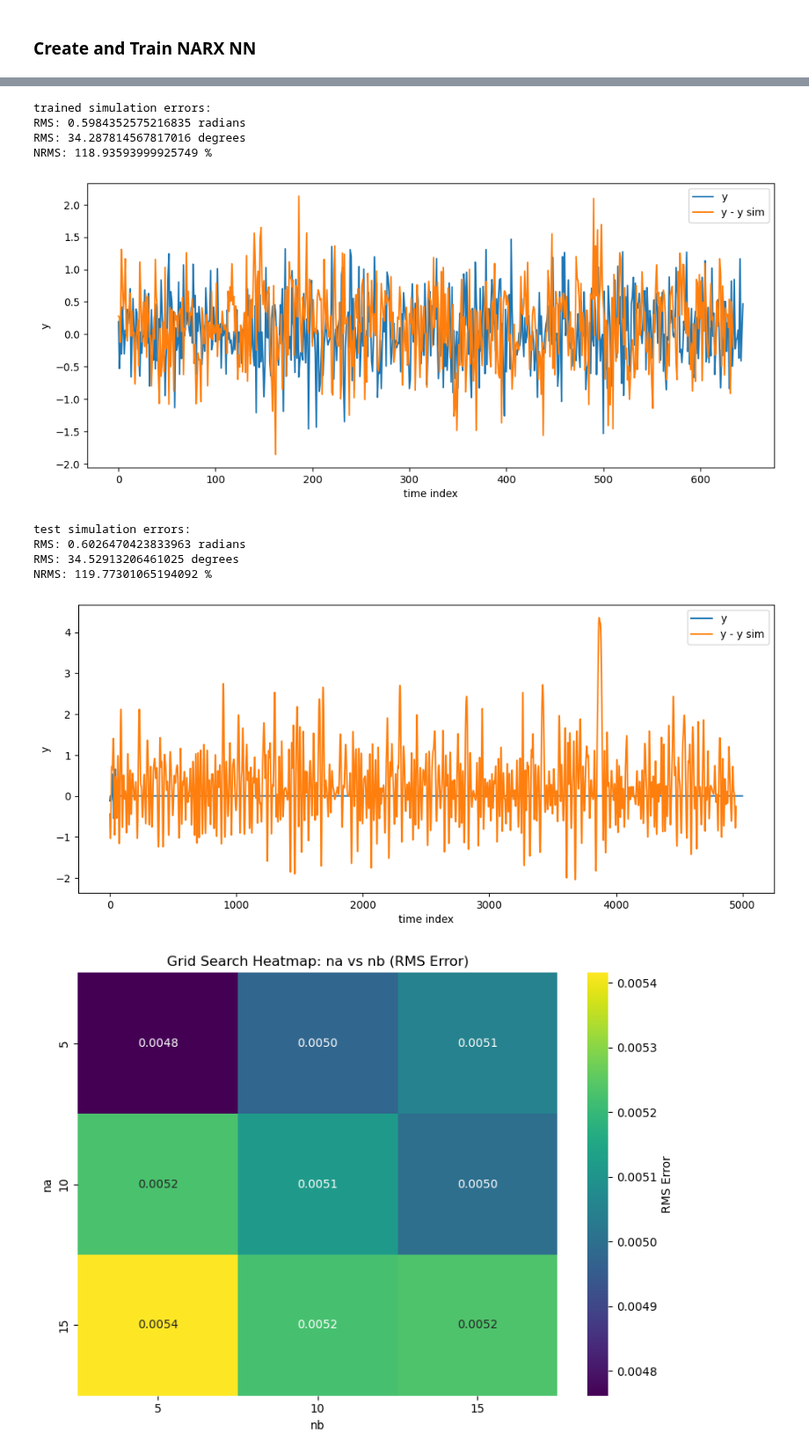
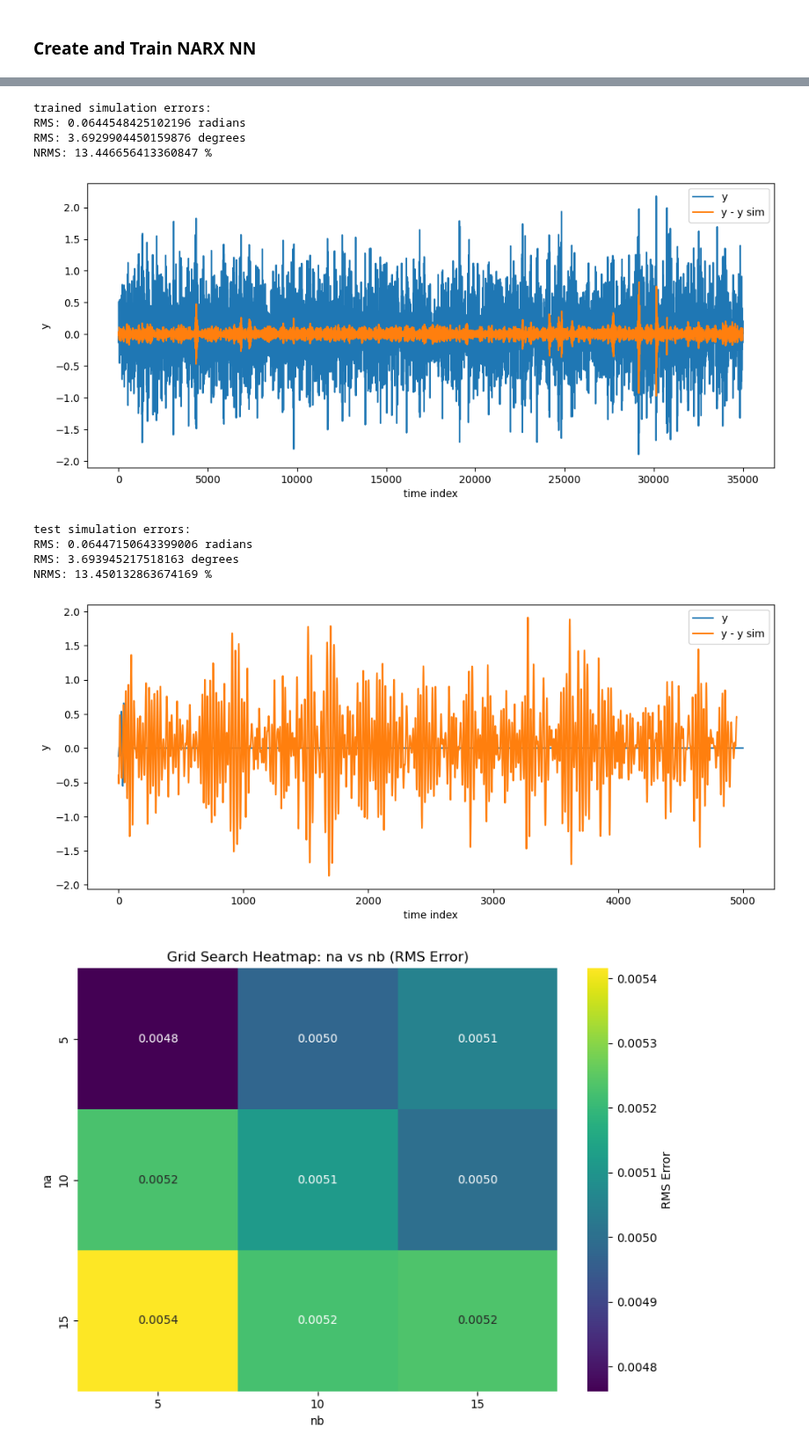
Before and after one commit to osilian/ml4sc-project, a Jupyter notebook: disc-benchmark-files/identification_NARX.ipynb, the cells around one changed output, grey strips where cells are left out. Shown at 88% size. Cells and saved outputs as stored; diff of their text form; code cells hidden in the pictures.

```diff
--- a/disc-benchmark-files/identification_NARX.ipynb
+++ b/disc-benchmark-files/identification_NARX.ipynb
@@ -65,7 +65,7 @@ def create_search_data(na, nb, uTrain=u_train, yTrain=th_train, testSize=0.2):
 
     # split into training in validation data
     from sklearn import model_selection
-    Xtrain, Xval, Ytrain, Yval = model_selection.train_test_split(Xdata, Ydata, shuffle=True, test_size=testSize,random_state=42)
+    Xtrain, Xval, Ytrain, Yval = model_selection.train_test_split(Xdata, Ydata, shuffle=False, test_size=testSize,random_state=42)
 
     Xtrain, Xval, Ytrain, Yval = [torch.as_tensor(x,dtype=torch.float32,device=device) for x in [Xtrain, Xval, Ytrain, Yval]] #convert it to torch arrays
     return Xtrain, Xval, Ytrain, Yval
@@ -93,12 +93,12 @@ class narxNetwork(nn.Module):
         y = self.narx_net(x)[:,0]
         return y #a)
 # %%
-n_hidden_nodes = 100 #a)
-na, nb = 10, 5
+n_hidden_nodes = 10 #a)
+na, nb = 10, 10
 
 Xtrain, Xval, Ytrain, Yval = create_search_data(na, nb, testSize=0.3)
-u_train_mean = torch.mean(Xtrain[:,0]).item()
-u_train_std = torch.std(Xtrain[:,0]).item()
+u_train_mean = torch.mean(Xtrain[:,:nb]).item()
+u_train_std = torch.std(Xtrain[:,:nb]).item()
 y_train_mean = torch.mean(Ytrain).item()
 y_train_std = torch.std(Ytrain).item()
 class dataNormalization():
@@ -112,7 +112,7 @@ class dataNormalization():
         #Xnorm = 2 * (XData - self.x_min) / (self.x_max - self.x_min) - 1 # -1 and * 2 to always normalize into (-1,1) no matter what the smallest x_min is
         #Ynorm = 2 * (YData - self.y_min) / (self.y_max - self.y_min) - 1
         unorm = (XData[:,:nb]-u_train_mean)/u_train_std
-        yPastNorm = (XData[:,nb:] - y_train_mean) / y_train_mean
+        yPastNorm = (XData[:,nb:] - y_train_mean) / y_train_std
         Xnorm = torch.cat((unorm, yPastNorm), dim=1)
         Ynorm = (YData-y_train_mean)/y_train_std
         #Xnorm = XData
@@ -146,9 +146,13 @@ plt.xlabel('k')
 plt.ylabel(r'$\theta$ / rad')
 plt.show()
 
-plt.plot(Xtrain_norm[:,nb].cpu(),Ytrain_norm.cpu(),'.')
+plt.plot(Xtrain_norm[:,nb-1].cpu(),Ytrain_norm.cpu(),'.')
 plt.title(r'$\theta - U$ - Diagram')
 plt.xlabel('U')
 plt.ylabel(r'$\theta$ / rad')
 plt.show()
+
+print(f'After Normalization - umean ={torch.mean(Xtrain_norm[:,nb-1]).item()}, ustd ={torch.std(Xtrain_norm[:,:nb]).item()}')
+print(f'After Normalization - ymean - X ={torch.mean(Xtrain_norm[:,nb:]).item()}, ystd -X ={torch.std(Xtrain_norm[:,nb:]).item()}')
+print(f'After Normalization - ymean - y ={torch.mean(Ytrain_norm[:]).item()}, ystd -y ={torch.std(Ytrain_norm[:]).item()}')
 # %% [output]
@@ -158,5 +165,5 @@ plt.show()
 # %%
-model = narxNetwork(na, nb, n_hidden_nodes,activation=nn.Tanh) #a=)
+model = narxNetwork(na, nb, n_hidden_nodes,activation=nn.Sigmoid) #a=)
 model = nn.DataParallel(model)
 model = model.to(device)
 optimizer = torch.optim.Adam(model.parameters()) #a)
@@ -209,11 +233,11 @@ def test(X_train, Y_train, X_val, Y_val, na=2, nb=2, n_hidden_nodes=20, activati
 
 
 current_best = dict(na=5, nb=5, n_hidden_nodes=5, activation=nn.Sigmoid, lr=1e-3)
-choices_dict = dict(na=[5,10,15], \
-                nb=[5,10,15], \
-                n_hidden_nodes=[5, 10, 15, 20, 30, 50, 75, 100], \
+choices_dict = dict(na=[3, 6, 9, 12, 15], \
+                nb=[3, 6, 9, 12, 15], \
+                n_hidden_nodes=[10, 15, 20, 30, 50, 100], \
                 activation=[nn.Sigmoid, nn.Tanh, nn.ReLU], \
-                lr = [1e-3]
+                lr = [1e-3, 1e-4]
                 )
 import itertools
 gridKeys = choices_dict.keys()
@@ -354,69 +379,74 @@ NRMS: tensor(0.5776, device='cuda:0') %
 # Set up simulation for identified net
 #### What's done with the na and nb here???
 # Simulation Test
+'''
 out = np.load('/content/hidden-test-prediction-submission-file.npz')
 th_train = out['thpast'][:,0] #th[0],th[1],th[2],th[3],...
 u_train = out['upast'][:,0] #u[0],u[1],u[2],u[3],...
+'''
+out = np.load('training-val-test-data.npz')
+th_train = out['th'] #th[0],th[1],th[2],th[3],...
+u_train = out['u'] #u[0],u[1],u[2],u[3],...
 
 data = np.load('/content/hidden-test-simulation-submission-file.npz')
 u_test = data['u']
 th_test = data['th'] #only the first 50 values are filled the rest are zeros
 
 def simulation_IO_model(f, ulist, ylist, skip=50):
-    upast = ulist[skip-na:skip].tolist() #good initialization
-    ypast = ylist[skip-nb:skip].tolist()
+    upast = ulist[skip-nb:skip].tolist() #good initialization
+    ypast = ylist[skip-na:skip].tolist()
     Y = ylist[:skip].tolist()
     for u in ulist[skip:]:
         x = np.concatenate([upast,ypast],axis=0)
-        x = torch.as_tensor(x,dtype=torch.float32, device=device)
+        x = torch.as_tensor(x[None,:],dtype=torch.float32, device=device)
         x_norm,_ = dataNorm.normalize(x,x)
-        ypred = f(x_norm).cpu()
-        ypred = ypred.detach().numpy()
+        ypred = f(x_norm)[0].cpu()
+        ypred = dataNorm.denormalize(ypred.detach().numpy())
         Y.append(ypred)
         upast.append(u)
         upast.pop(0)
         ypast.append(ypred)
         ypast.pop(0)
-    return dataNorm.denormalize(np.array(Y))
+    return np.array(Y)
 
 skip = max(na,nb)
 th_train_sim = simulation_IO_model(lambda x: model(x[None,:])[0], u_train, th_train, skip=skip)
 print('trained simulation errors:')
 print('RMS:', np.mean((th_train_sim[skip:]-th_train[skip:])**2)**0.5,'radians')
 print('RMS:', np.mean((th_train_sim[skip:]-th_train[skip:])**2)**0.5/(2*np.pi)*360,'degrees')
 print('NRMS:', np.mean((th_train_sim[skip:]-th_train[skip:])**2)**0.5/th_train.std()*100,'%')
 # Plotting
 res = th_train_sim[skip:] - th_train[skip:] #b)
 plt.figure(figsize=(12,5)) #b)
 plt.plot(th_train) #b)
 plt.plot(res) #b)
 plt.xlabel('time index'); plt.ylabel('y'); plt.legend(['y','y - y sim'])#b)
 plt.show() #b)
 
 skip = 50
 th_test_sim = simulation_IO_model(lambda x: model(x[None,:])[0], u_test, th_test, skip=skip)
 print('test simulation errors:')
 print('RMS:', np.mean((th_train_sim[skip:]-th_train[skip:])**2)**0.5,'radians')
 print('RMS:', np.mean((th_train_sim[skip:]-th_train[skip:])**2)**0.5/(2*np.pi)*360,'degrees')
 print('NRMS:', np.mean((th_train_sim[skip:]-th_train[skip:])**2)**0.5/th_train.std()*100,'%')
 # Plotting
 res = th_test_sim[skip:] - th_test[skip:] #b)
 plt.figure(figsize=(12,5)) #b)
 plt.plot(th_test) #b)
 plt.plot(res) #b)
 plt.xlabel('time index'); plt.ylabel('y'); plt.legend(['y','y - y sim'])#b)
 plt.show() #b)
 # %% [output]
 trained simulation errors:
-RMS: 0.5984352575216835 radians
-RMS: 34.287814567817016 degrees
-NRMS: 118.93593999925749 %
+RMS: 0.0644548425102196 radians
+RMS: 3.6929904450159876 degrees
+NRMS: 13.446656413360847 %
-[figure, old version]
+[figure, new version]
 test simulation errors:
-RMS: 0.6026470423833963 radians
-RMS: 34.52913206461025 degrees
-NRMS: 119.77301065194092 %
+RMS: 0.06447150643399006 radians
+RMS: 3.693945217518163 degrees
+NRMS: 13.450132863674169 %
-[figure, old version]
+[figure, new version]
 # %%
 # import saved grid search
 import pickle
```
Also changed, not shown: parts of 6 cells of this notebook.
